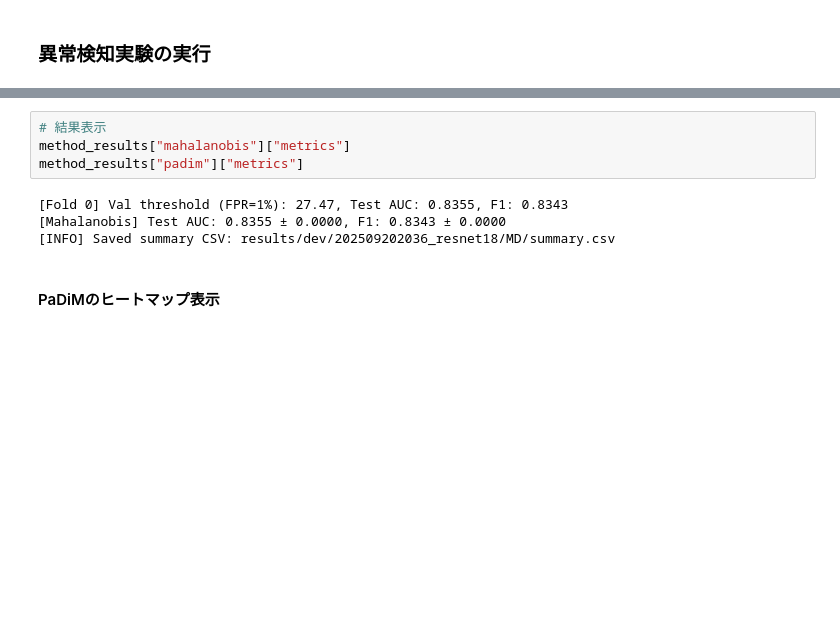
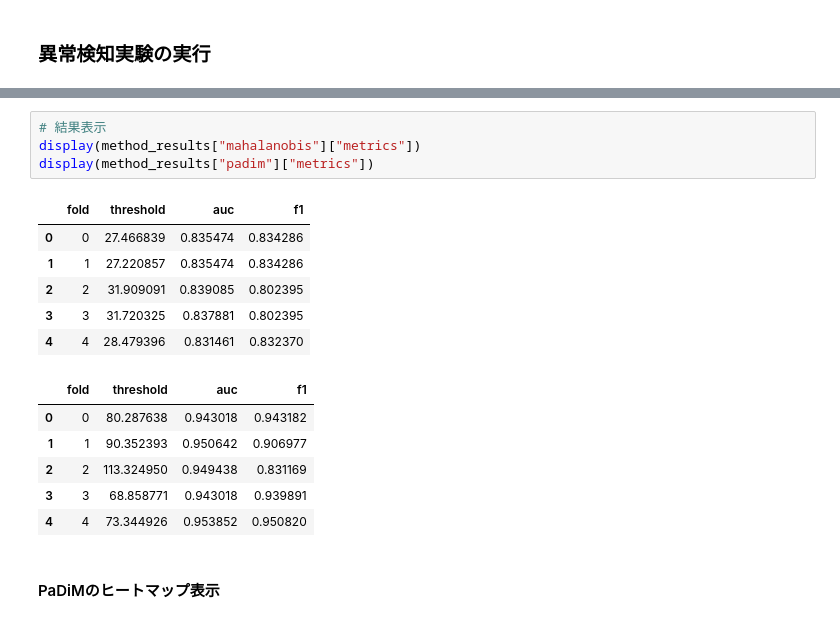
Before and after one commit to macken88/image-anomaly-detection, a Jupyter notebook: 01_experiments_dev.ipynb, the cells around one changed output, grey strips where cells are left out. Saved outputs shown, nothing was run; the diff lists cells and outputs as text; blank space fills up the shorter version.

```diff
--- a/01_experiments_dev.ipynb
+++ b/01_experiments_dev.ipynb
@@ -473,11 +489,20 @@ KeyboardInterrupt:
 # %%
 # 結果表示
-method_results["mahalanobis"]["metrics"]
-method_results["padim"]["metrics"]
+display(method_results["mahalanobis"]["metrics"])
+display(method_results["padim"]["metrics"])
 # %% [output]
-[Fold 0] Val threshold (FPR=1%): 27.47, Test AUC: 0.8355, F1: 0.8343
-[Mahalanobis] Test AUC: 0.8355 ± 0.0000, F1: 0.8343 ± 0.0000
-[INFO] Saved summary CSV: results/dev/202509202036_resnet18/MD/summary.csv
+|  | fold | threshold | auc | f1 |
+| 0 | 0 | 27.466839 | 0.835474 | 0.834286 |
+| 1 | 1 | 27.220857 | 0.835474 | 0.834286 |
+| 2 | 2 | 31.909091 | 0.839085 | 0.802395 |
+| 3 | 3 | 31.720325 | 0.837881 | 0.802395 |
+| 4 | 4 | 28.479396 | 0.831461 | 0.832370 |
+|  | fold | threshold | auc | f1 |
+| 0 | 0 | 80.287638 | 0.943018 | 0.943182 |
+| 1 | 1 | 90.352393 | 0.950642 | 0.906977 |
+| 2 | 2 | 113.324950 | 0.949438 | 0.831169 |
+| 3 | 3 | 68.858771 | 0.943018 | 0.939891 |
+| 4 | 4 | 73.344926 | 0.953852 | 0.950820 |
 # %% [markdown]
 #### PaDiMのヒートマップ表示
 # %%
```
Also changed, not shown: parts of 3 cells of this notebook.
